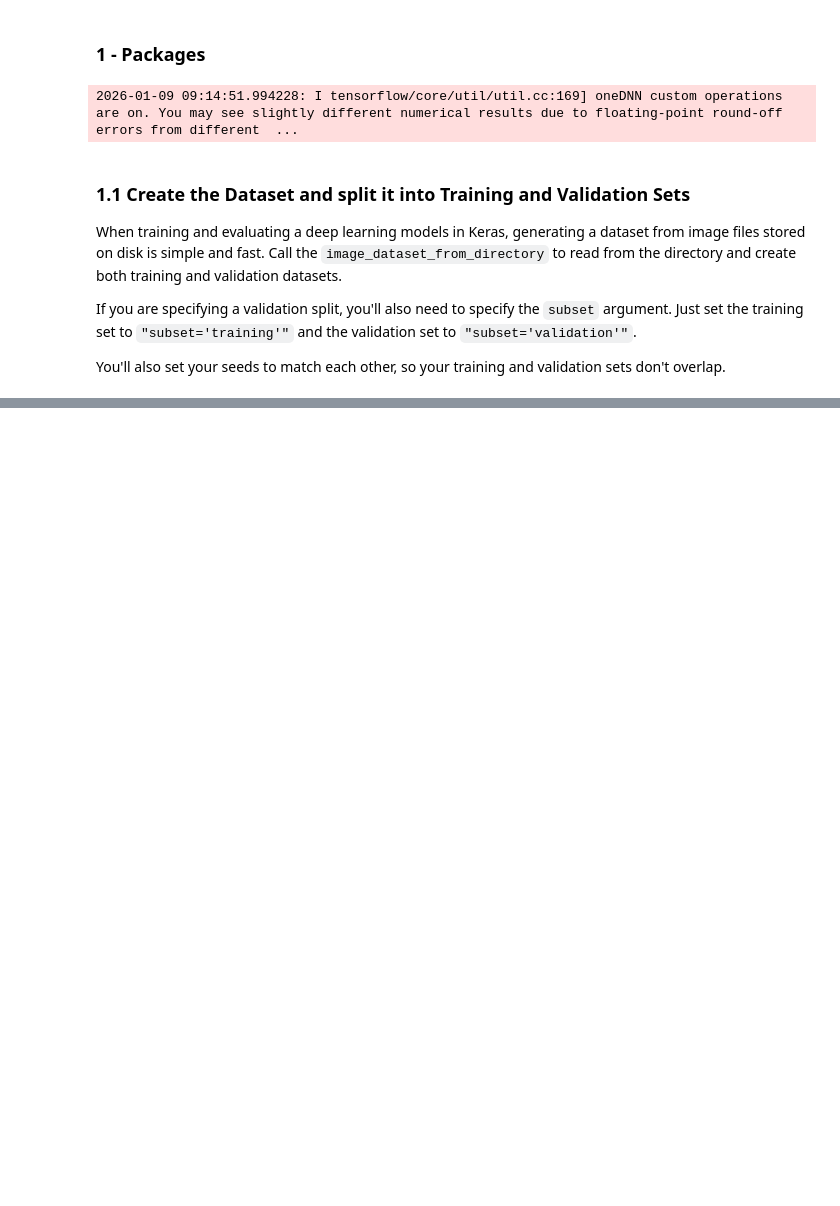
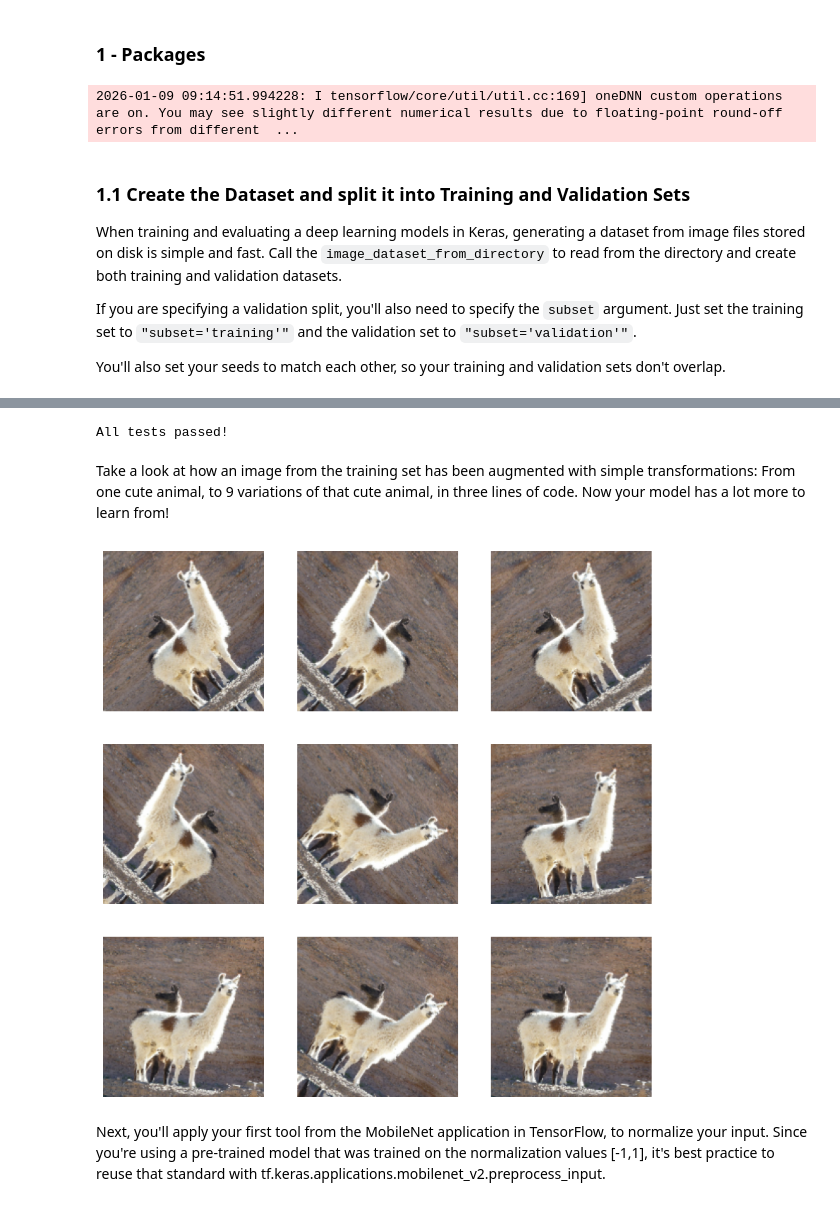
Before and after one commit to Donner886/Deep-learning, a Jupyter notebook: Chapter04-Convolutional-Neural-Networks/DeepConvolutional_Models-CaseStudies/W2A2/Transfer_learning_with_MobileNet_v1_ddma.ipynb, the cells around one changed output, grey strips where cells are left out. Saved outputs shown, nothing was run; the diff lists cells and outputs as text; code cells hidden in the pictures; blank space fills up the shorter version.

Commit message:
MobileNet V2 part2

```diff
--- a/Chapter04-Convolutional-Neural-Networks/DeepConvolutional_Models-CaseStudies/W2A2/Transfer_learning_with_MobileNet_v1_ddma.ipynb
+++ b/Chapter04-Convolutional-Neural-Networks/DeepConvolutional_Models-CaseStudies/W2A2/Transfer_learning_with_MobileNet_v1_ddma.ipynb
@@ -64,0 +89,3 @@ Using 65 files for validation.
+# %%
+AUTOTUNE = tf.data.AUTOTUNE
+train_dataset = train_dataset.prefetch(buffer_size=AUTOTUNE)
@@ -64,0 +97,45 @@ Using 65 files for validation.
+# %%
+## UNQ_C1
+## GRADED FUNCTION: data_augmenter
+
+def data_augmenter():
+    """
+    Create a Sequential model composed of 2 layers:
+    Returns a Sequential model that performs data augmentation."""
+
+    data_augmentation = tf.keras.Sequential()
+    data_augmentation.add(RandomFlip('horizontal'))
+    data_augmentation.add(RandomRotation(0.2))
+
+    return data_augmentation
+# %%
+augmenter = data_augmenter()
+assert(augmenter.layers[0].name.startswith('random_flip')), "First layer must be RandomFlip"
+assert augmenter.layers[0].mode == 'horizontal', "RadomFlip parameter must be horizontal"
+assert(augmenter.layers[1].name.startswith('random_rotation')), "Second layer must be RandomRotation"
+assert augmenter.layers[1].factor == 0.2, "Rotation factor must be 0.2"
+assert len(augmenter.layers) == 2, "The model must have only 2 layers"
+
+print('\033[92mAll tests passed!')
+# %% [output]
+All tests passed!
+# %% [markdown]
+Take a look at how an image from the training set has been augmented with simple transformations:
+From one cute animal, to 9 variations of that cute animal, in three lines of code. Now your model has a lot more to learn from!
+# %%
+data_augmentation = data_augmenter()
+
+for image, _ in train_dataset.take(1):
+    plt.figure(figsize=(10, 10))
+    first_image = image[0]
+    for i in range(9):
+        ax = plt.subplot(3, 3, i + 1)
+        augmented_image = data_augmentation(
+            tf.expand_dims(first_image, 0),
+            training=True)
+        plt.imshow(augmented_image[0] / 255)
+        plt.axis("off")
+# %% [output]
+[figure, added]
+# %% [markdown]
+Next, you'll apply your first tool from the MobileNet application in TensorFlow, to normalize your input. Since you're using a pre-trained model that was trained on the normalization values [-1,1], it's best practice to reuse that standard with tf.keras.applications.mobilenet_v2.preprocess_input.
```
Also changed, not shown: parts of 7 cells of this notebook, 1 other file.
